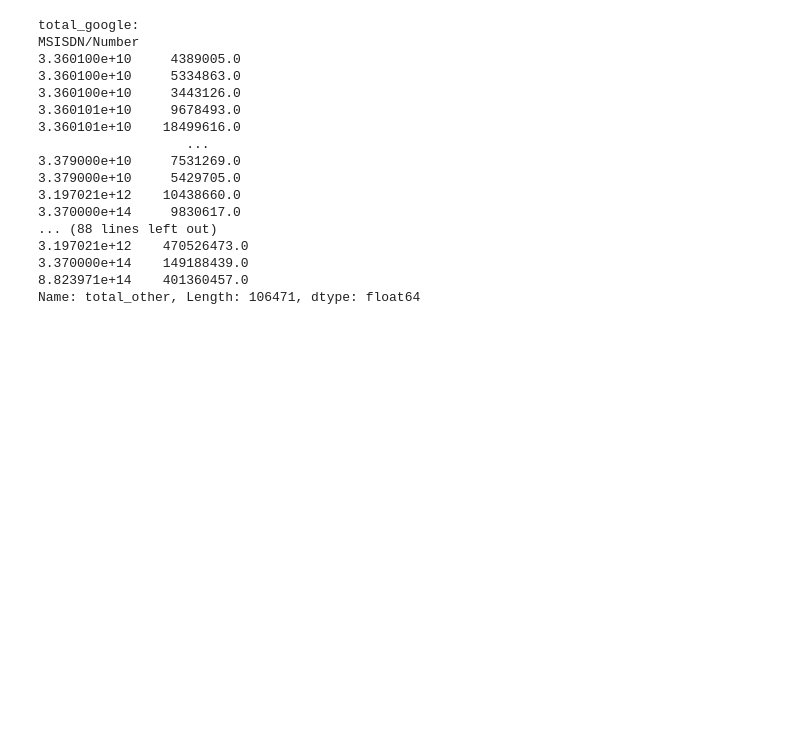
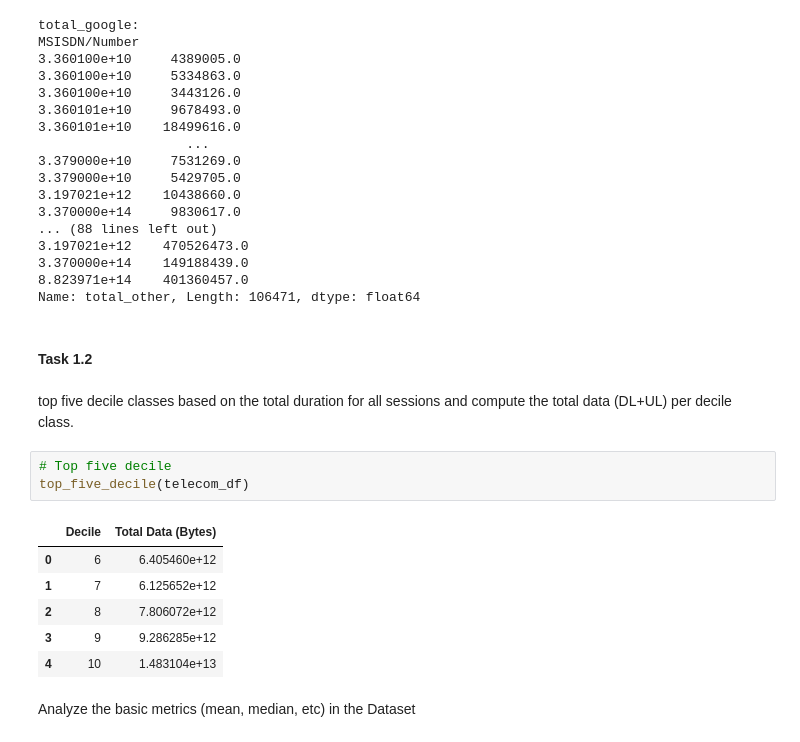
Before and after one commit to brook1167/Telecom-Analysis, a Jupyter notebook: notebooks/User_overview_analysis_task1.ipynb, the cells around one changed output. Saved outputs shown, nothing was run; the diff lists cells and outputs as text; blank space fills up the shorter version.

```diff
--- a/notebooks/User_overview_analysis_task1.ipynb
+++ b/notebooks/User_overview_analysis_task1.ipynb
@@ -212,3 +212,20 @@ MSISDN/Number
 3.370000e+14    149188439.0
 8.823971e+14    401360457.0
 Name: total_other, Length: 106471, dtype: float64
+# %% [markdown]
+#### Task 1.2
+# %% [markdown]
+top five decile classes based on the total duration for all sessions and compute the total
+data (DL+UL) per decile class.
+# %%
+# Top five decile
+top_five_decile(telecom_df)
+# %% [output]
+|  | Decile | Total Data (Bytes) |
+| 0 | 6 | 6.405460e+12 |
+| 1 | 7 | 6.125652e+12 |
+| 2 | 8 | 7.806072e+12 |
+| 3 | 9 | 9.286285e+12 |
+| 4 | 10 | 1.483104e+13 |
+# %% [markdown]
+Analyze the basic metrics (mean, median, etc) in the Dataset
```
Also changed, not shown: parts of 4 cells of this notebook.
